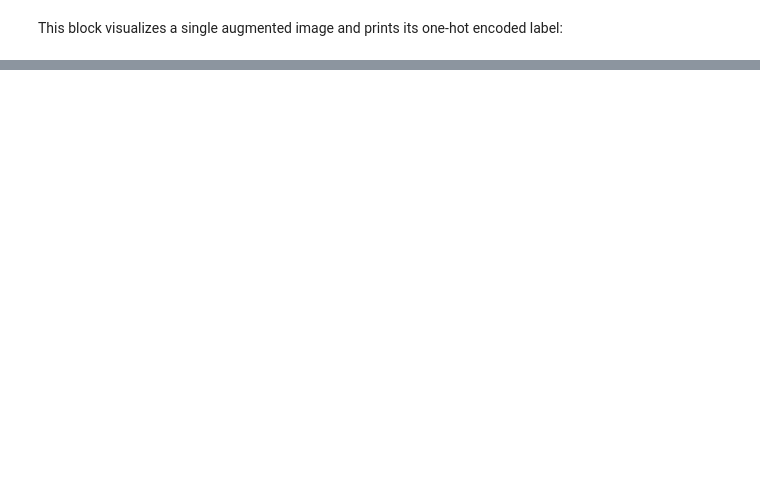
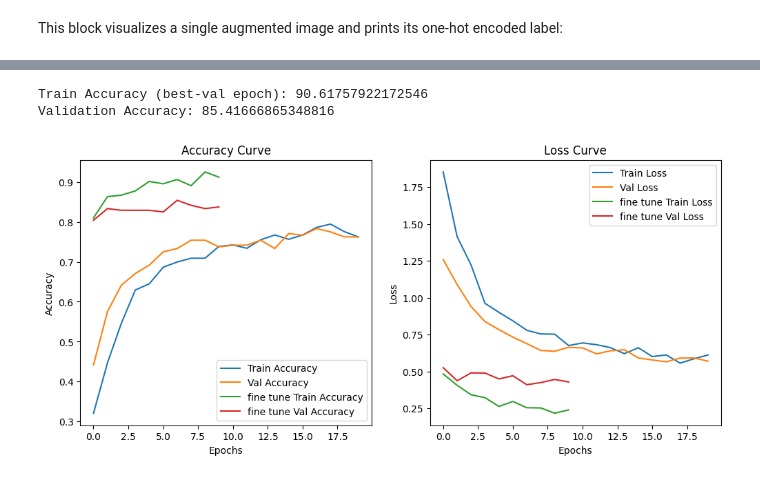
Before and after one commit to Springboard-Mentor-DermalScan/AI-DermalScan_Batch9, a Jupyter notebook: notebooks/jupy.ipynb, the cells around one changed output, grey strips where cells are left out. Cells and saved outputs as stored; diff of their text form; code cells hidden in the pictures; blank space fills up the shorter version.

```diff
--- a/notebooks/jupy.ipynb
+++ b/notebooks/jupy.ipynb
@@ -171,0 +1158,18 @@ One Hot Encoding of this image :- [0. 0. 1. 0.]
+# %%
+base_model.trainable = True
+
+for layer in base_model.layers[:-20]:
+    layer.trainable = False
+
+model.compile(
+    optimizer=Adam(learning_rate=5e-5),
+    loss="categorical_crossentropy",
+    metrics=["accuracy"]
+)
+
+fine_history = model.fit(
+    trainflow,
+    validation_data=valflow,
+    epochs=10,
+    callbacks=[checkpoint, earlystop, reduce_lr]
+)
@@ -171,0 +1201,37 @@ One Hot Encoding of this image :- [0. 0. 1. 0.]
+# %%
+bestepoch = np.argmax(fine_history.history['val_accuracy'])
+
+trainacc = fine_history.history['accuracy'][bestepoch]
+valacc = fine_history.history['val_accuracy'][bestepoch]
+
+print("Train Accuracy (best-val epoch):", trainacc * 100)
+print("Validation Accuracy:", valacc * 100)
+# %% [output]
+Train Accuracy (best-val epoch): 90.61757922172546
+Validation Accuracy: 85.41666865348816
+# %%
+plt.figure(figsize=(12,5))
+
+plt.subplot(1,2,1)
+plt.plot(history.history["accuracy"], label="Train Accuracy")
+plt.plot(history.history["val_accuracy"], label="Val Accuracy")
+plt.plot(fine_history.history["accuracy"], label="fine tune Train Accuracy")
+plt.plot(fine_history.history["val_accuracy"], label="fine tune Val Accuracy")
+plt.title("Accuracy Curve")
+plt.xlabel("Epochs")
+plt.ylabel("Accuracy")
+plt.legend()
+
+plt.subplot(1,2,2)
+plt.plot(history.history["loss"], label="Train Loss")
+plt.plot(history.history["val_loss"], label="Val Loss")
+plt.plot(fine_history.history["loss"], label="fine tune Train Loss")
+plt.plot(fine_history.history["val_loss"], label="fine tune Val Loss")
+plt.title("Loss Curve")
+plt.xlabel("Epochs")
+plt.ylabel("Loss")
+plt.legend()
+
+plt.show()
+# %% [output]
+[figure, added]
```
Also changed, not shown: parts of 53 cells of this notebook, 2 other files.
